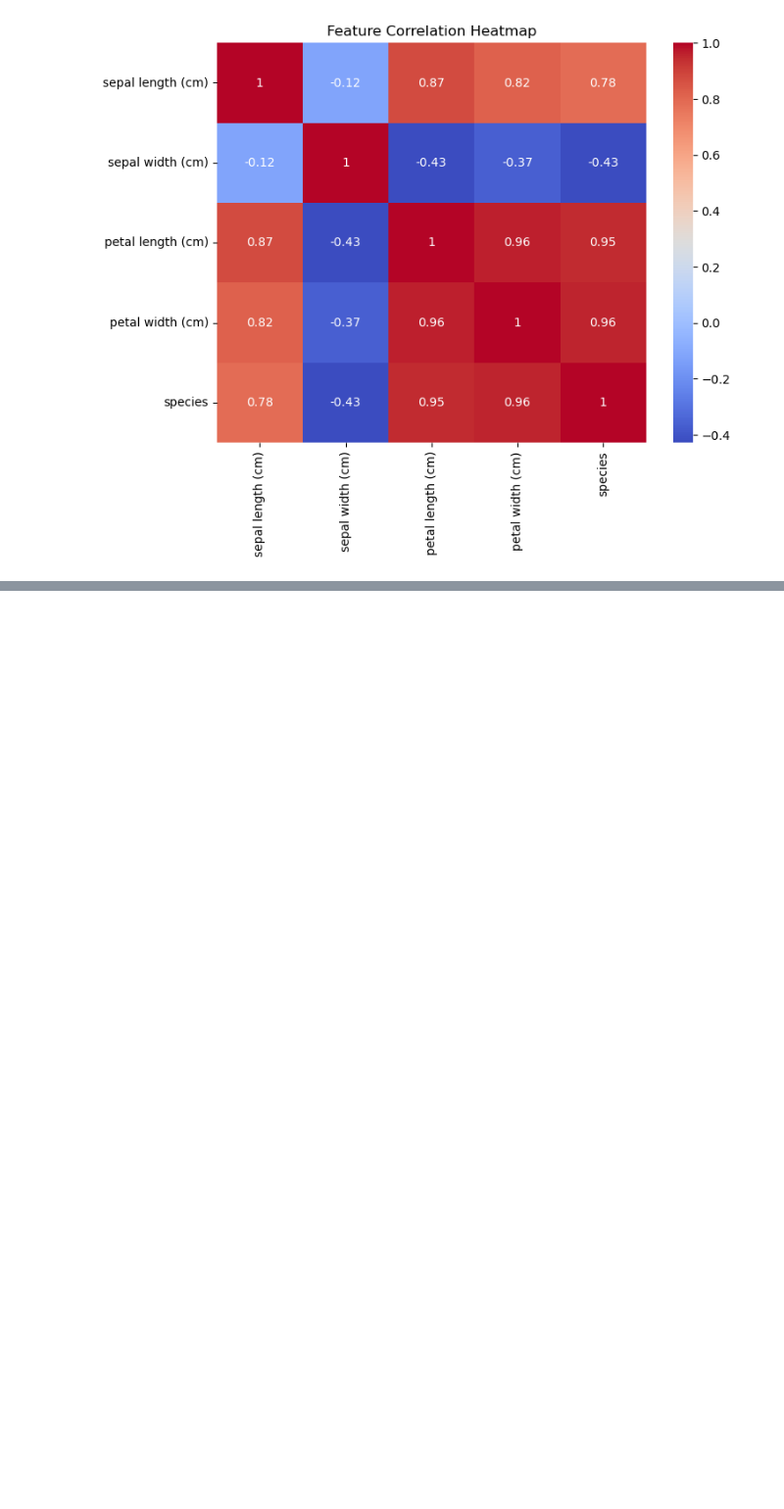
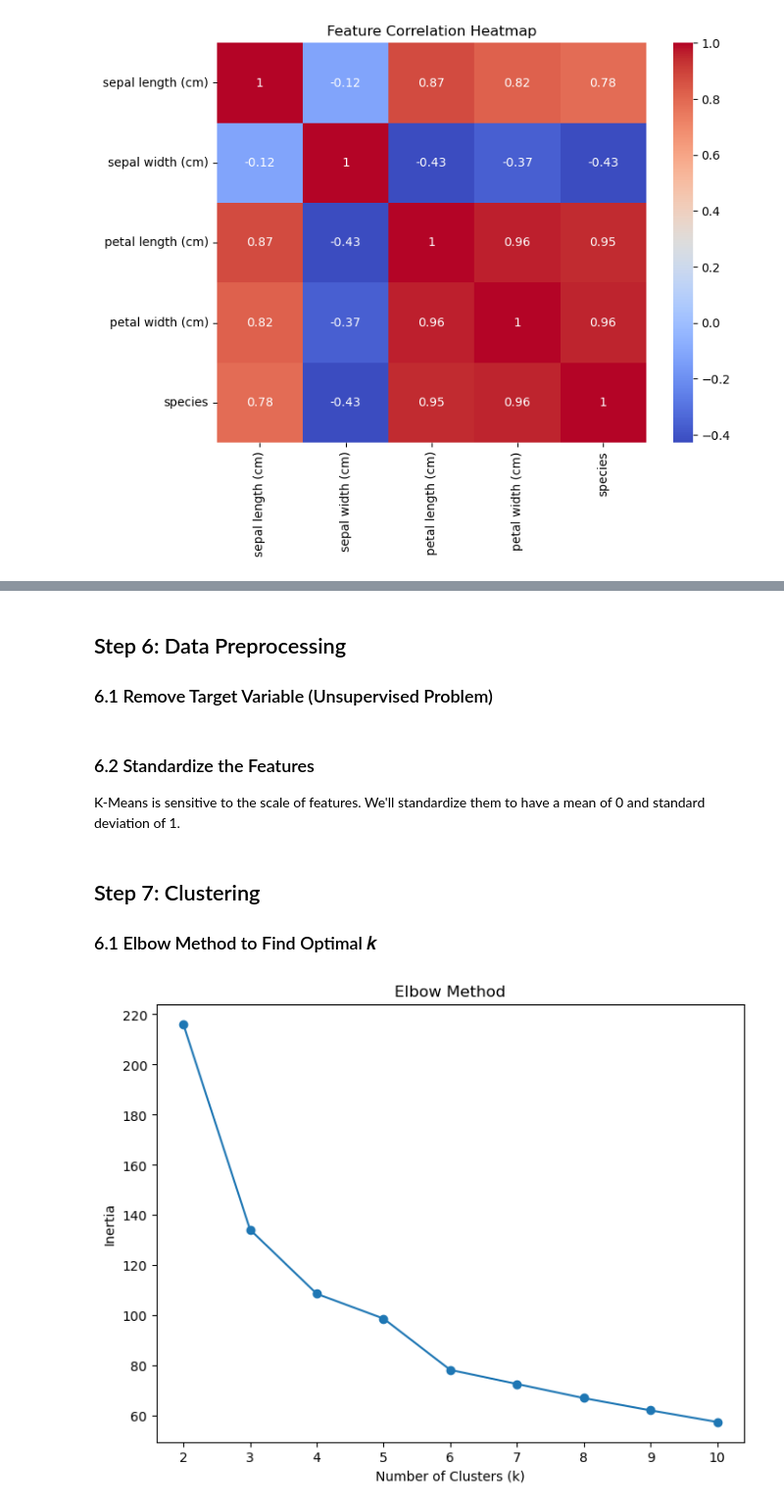
Before and after one commit to Johnnysnipes90/Clustering-Iris-dataset, a Jupyter notebook: Notebook.ipynb, the cells around one changed output, grey strips where cells are left out. Shown: that part at 98% size. Saved outputs shown, nothing was run; the diff lists cells and outputs as text; code cells hidden in the pictures; blank space fills up the shorter version.

```diff
--- a/Notebook.ipynb
+++ b/Notebook.ipynb
@@ -177,0 +259,32 @@ plt.show()
+# %% [markdown]
+## Step 6: Data Preprocessing
+### 6.1 Remove Target Variable (Unsupervised Problem)
+# %%
+X = df_cleaned.drop(columns='species')
+# %% [markdown]
+### 6.2 Standardize the Features
+K-Means is sensitive to the scale of features. We'll standardize them to have a mean of 0 and standard deviation of 1.
+# %%
+scaler = StandardScaler()
+X_scaled = scaler.fit_transform(X)
+# %% [markdown]
+## Step 7: Clustering
+### 6.1 Elbow Method to Find Optimal 𝑘
+# %%
+inertia = []
+k_values = range(2, 11)
+
+for k in k_values:
+    kmeans = KMeans(n_clusters=k, random_state=42)
+    kmeans.fit(X_scaled)
+    inertia.append(kmeans.inertia_)
+
+# Plot the Elbow Method
+plt.figure(figsize=(8, 6))
+plt.plot(k_values, inertia, marker='o', linestyle='-')
+plt.title("Elbow Method")
+plt.xlabel("Number of Clusters (k)")
+plt.ylabel("Inertia")
+plt.show()
+# %% [output]
+[figure, added]
```
Also changed, not shown: parts of 33 cells of this notebook.
